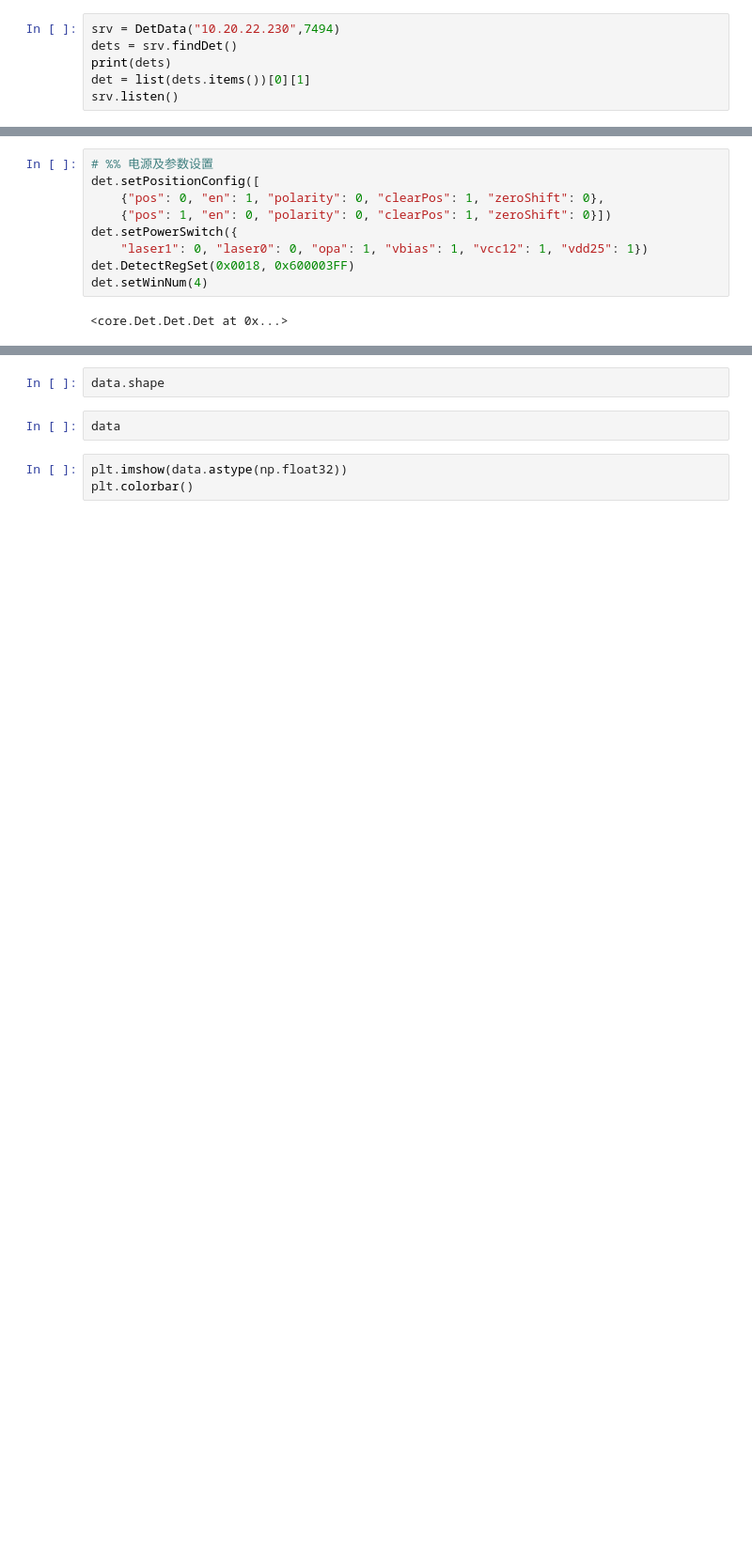
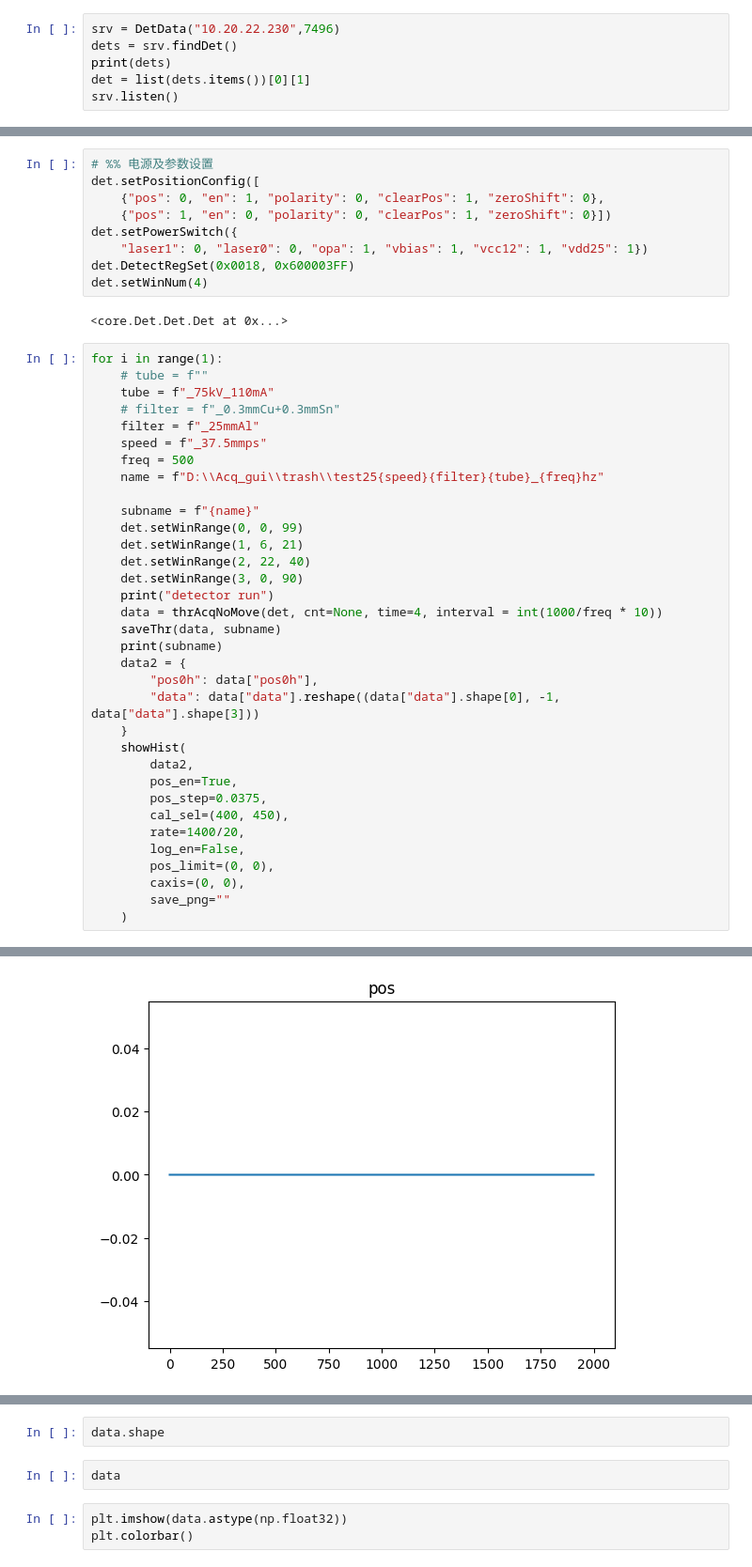
Before and after one commit to hqllab/Acq_gui, a Jupyter notebook: src/cor.ipynb, the cells around one changed output, grey strips where cells are left out. Shown at 94% size. Saved outputs shown, nothing was run; the diff lists cells and outputs as text; blank space fills up the shorter version.

```diff
--- a/src/cor.ipynb
+++ b/src/cor.ipynb
@@ -9,7 +9,7 @@ from hdf5storage import loadmat
 import time
 from core.AcqFunc import *
 # %%
-srv = DetData("10.20.22.230",7494)
+srv = DetData("10.20.22.230",7496)
 dets = srv.findDet()
 print(dets)
 det = list(dets.items())[0][1]
@@ -91,3 +91,38 @@ det.DetectRegSet(0x0018, 0x600003FF)
 det.setWinNum(4)
 # %% [output]
 <core.Det.Det.Det at 0x...>
+# %%
+for i in range(1):
+    # tube = f""
+    tube = f"_75kV_110mA"
+    # filter = f"_0.3mmCu+0.3mmSn"
+    filter = f"_25mmAl"
+    speed = f"_37.5mmps"
+    freq = 500
+    name = f"D:\\Acq_gui\\trash\\test25{speed}{filter}{tube}_{freq}hz"
+
+    subname = f"{name}"
+    det.setWinRange(0, 0, 99)
+    det.setWinRange(1, 6, 21)
+    det.setWinRange(2, 22, 40)
+    det.setWinRange(3, 0, 90)
+    print("detector run")
+    data = thrAcqNoMove(det, cnt=None, time=4, interval = int(1000/freq * 10))
+    saveThr(data, subname)
+    print(subname)
+    data2 = {
+        "pos0h": data["pos0h"],
+        "data": data["data"].reshape((data["data"].shape[0], -1, data["data"].shape[3]))
+    }
+    showHist(
+        data2,
+        pos_en=True,
+        pos_step=0.0375,
+        cal_sel=(400, 450),
+        rate=1400/20,
+        log_en=False,
+        pos_limit=(0, 0),
+        caxis=(0, 0),
+        save_png=""
+    )
+# %% [output]
@@ -93,0 +132 @@ det.setWinNum(4)
+[figure, added]
```
Also changed, not shown: parts of 5 cells of this notebook, 20 other files.
